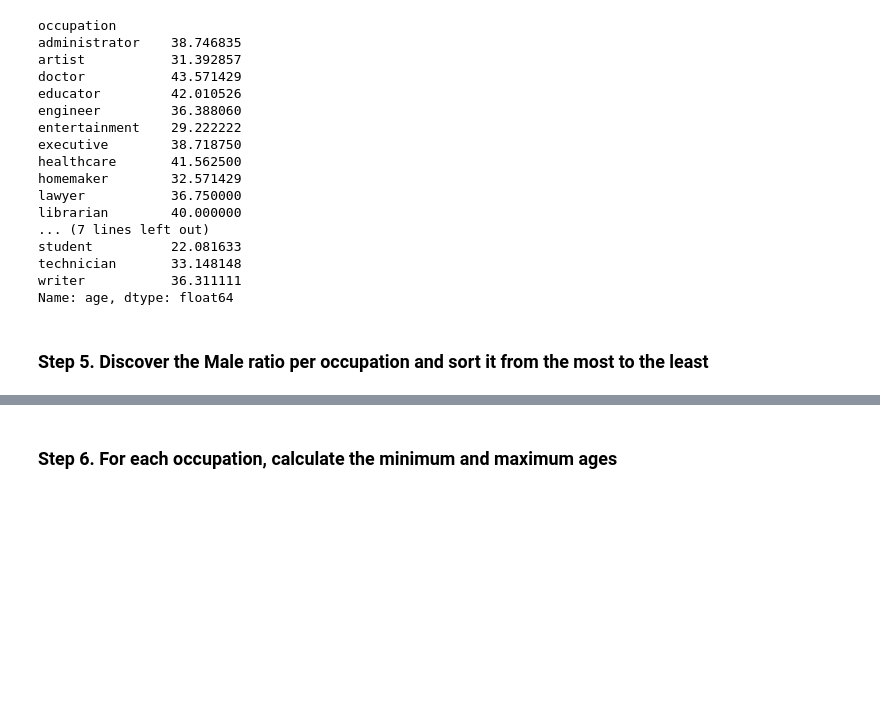
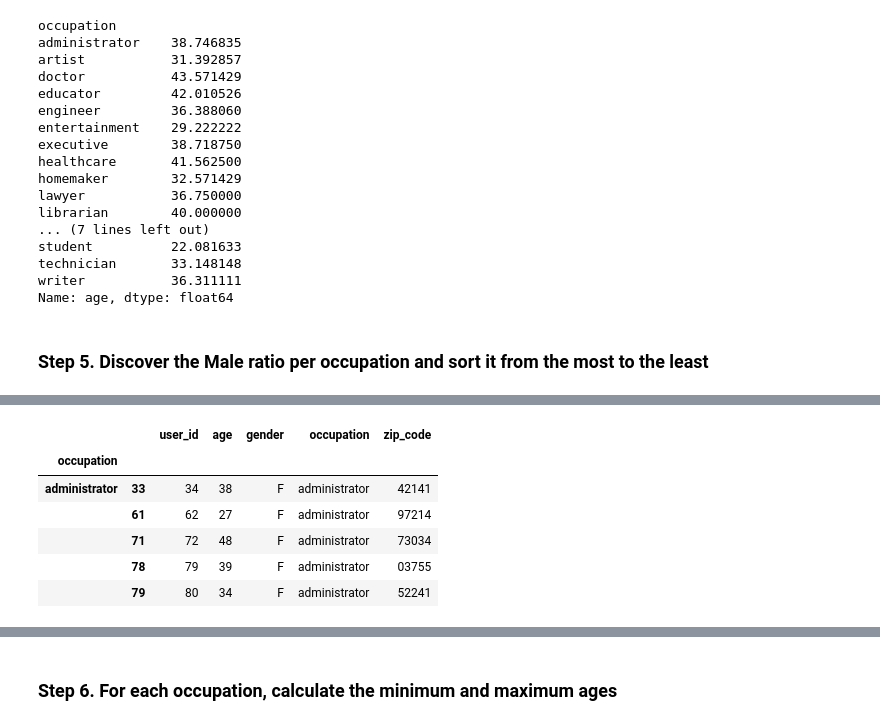
Before and after one commit to oqusous/nyc-mhtn-ds-071519-lectures, a Jupyter notebook: week-4/Pandas/Pandas_groupby/occupation_practice.ipynb, the cells around one changed output, grey strips where cells are left out. Saved outputs shown, nothing was run; the diff lists cells and outputs as text; code cells hidden in the pictures; blank space fills up the shorter version.

```diff
--- a/week-4/Pandas/Pandas_groupby/occupation_practice.ipynb
+++ b/week-4/Pandas/Pandas_groupby/occupation_practice.ipynb
@@ -62 +80,11 @@ Name: age, dtype: float64
+# %%
+df.groupby(['occupation']).apply(lambda x:x.sort_values(by=['occupation', 'gender'])).head()
+# %% [output]
+|  |  | user_id | age | gender | occupation | zip_code |
+| occupation |  |  |  |  |  |  |
+| administrator | 33 | 34 | 38 | F | administrator | 42141 |
+|  | 61 | 62 | 27 | F | administrator | 97214 |
+|  | 71 | 72 | 48 | F | administrator | 73034 |
+|  | 78 | 79 | 39 | F | administrator | 03755 |
+|  | 79 | 80 | 34 | F | administrator | 52241 |
 # %%
```
Also changed, not shown: parts of 14 cells of this notebook.
